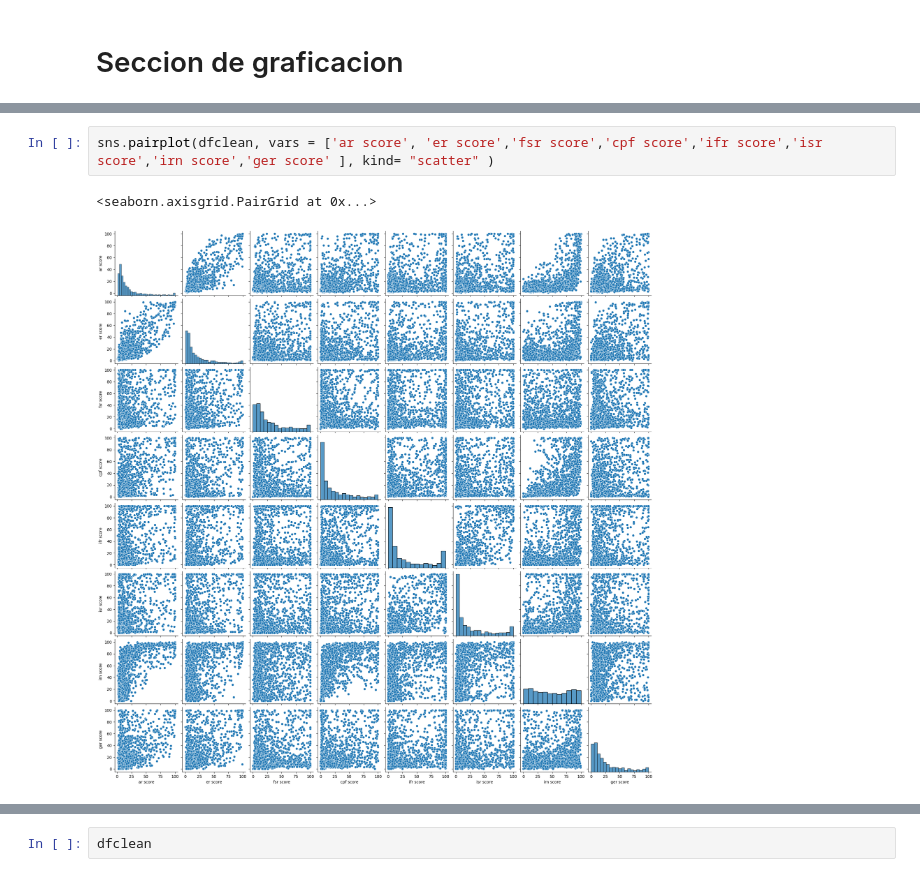
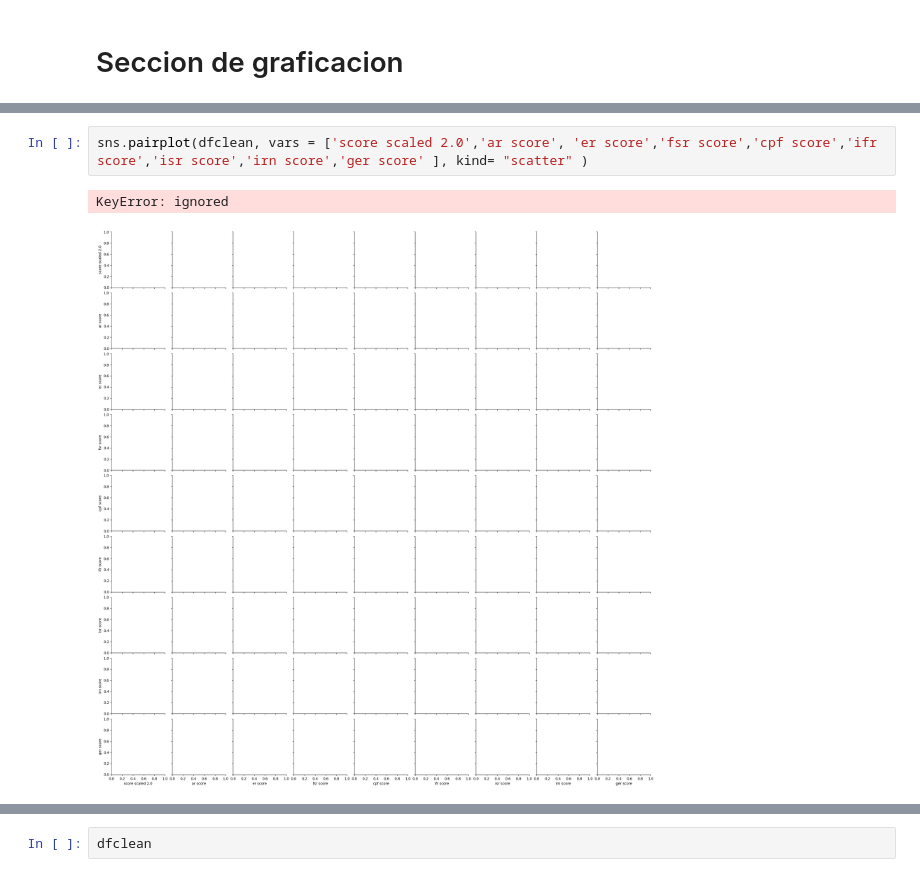
Before and after one commit to SekDak12/Proyecto-Ciencia, a Jupyter notebook: Proyecto.ipynb, the cells around one changed output, grey strips where cells are left out. Cells and saved outputs as stored; diff of their text form.

```diff
--- a/Proyecto.ipynb
+++ b/Proyecto.ipynb
@@ -250,5 +237,5 @@ plt.show()
 # %%
-sns.pairplot(dfclean, vars = ['ar score', 'er score','fsr score','cpf score','ifr score','isr score','irn score','ger score' ], kind= "scatter" )
+sns.pairplot(dfclean, vars = ['score scaled 2.0','ar score', 'er score','fsr score','cpf score','ifr score','isr score','irn score','ger score' ], kind= "scatter" )
 # %% [output]
-<seaborn.axisgrid.PairGrid at 0x...>
+KeyError: ignored
-[figure, old version]
+[figure, new version]
```
Also changed, not shown: parts of 20 cells of this notebook.
